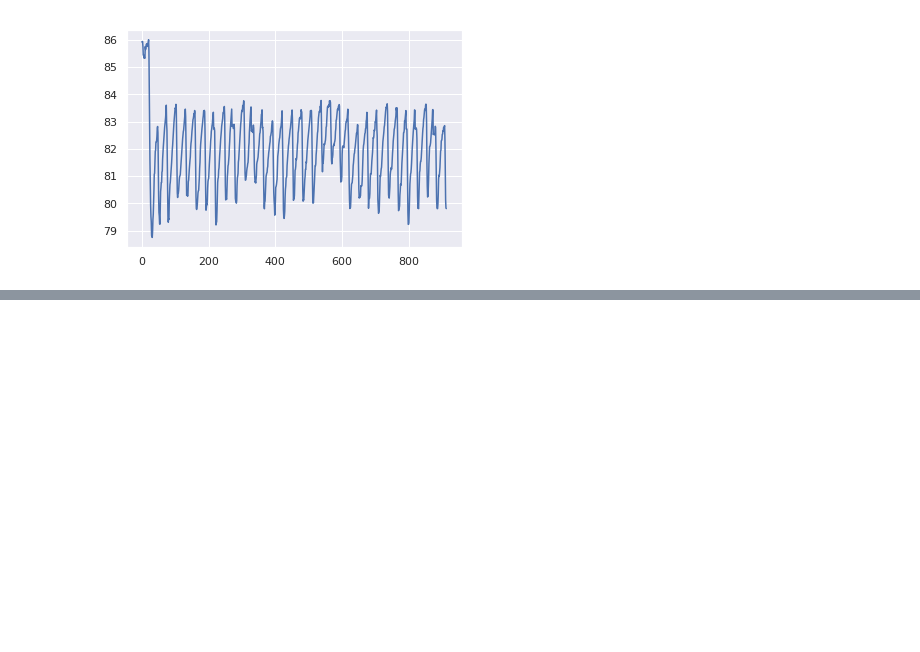
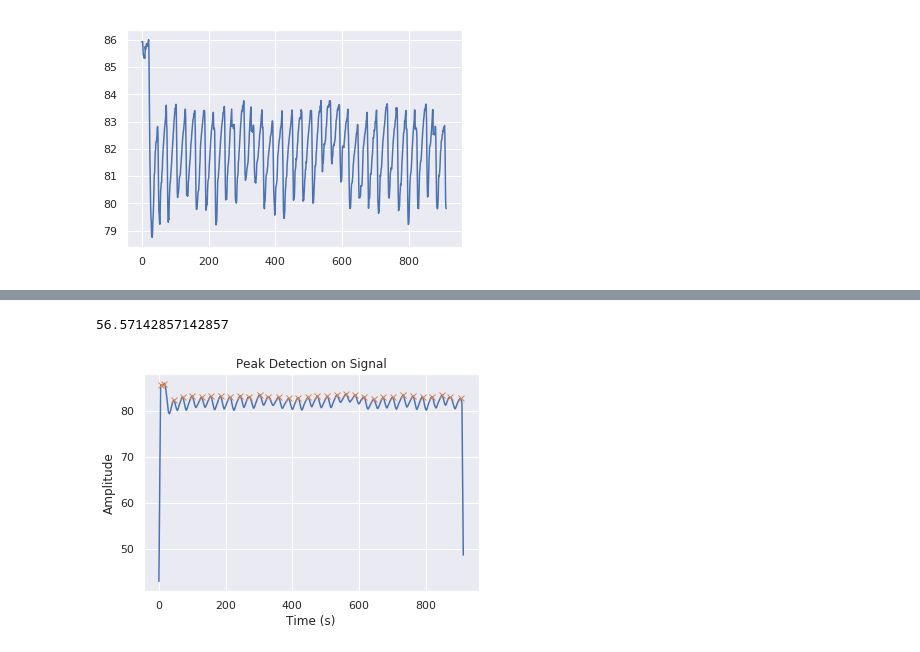
Before and after one commit to varose99/ds4bme, a Jupyter notebook: ecglab.ipynb, the cells around one changed output, grey strips where cells are left out. Saved outputs shown, nothing was run; the diff lists cells and outputs as text; code cells hidden in the pictures; blank space fills up the shorter version.

```diff
--- a/ecglab.ipynb
+++ b/ecglab.ipynb
@@ -395,0 +403,13 @@ plt.plot(frame)
+# %%
+peaks, _ = signal.find_peaks(filtered_signal, distance = 10)
+plt.figure()
+plt.plot(filtered_signal)
+plt.plot(peaks,filtered_signal[peaks], "x")#####################
+plt.title('Peak Detection on Signal')
+plt.xlabel('Time (s)')
+plt.ylabel('Amplitude')
+estimated_rate = (len(peaks)/35)*60
+print(estimated_rate)
+# %% [output]
+56.57142857142857
+[figure, added]
```
Also changed, not shown: parts of 1 cell of this notebook.
